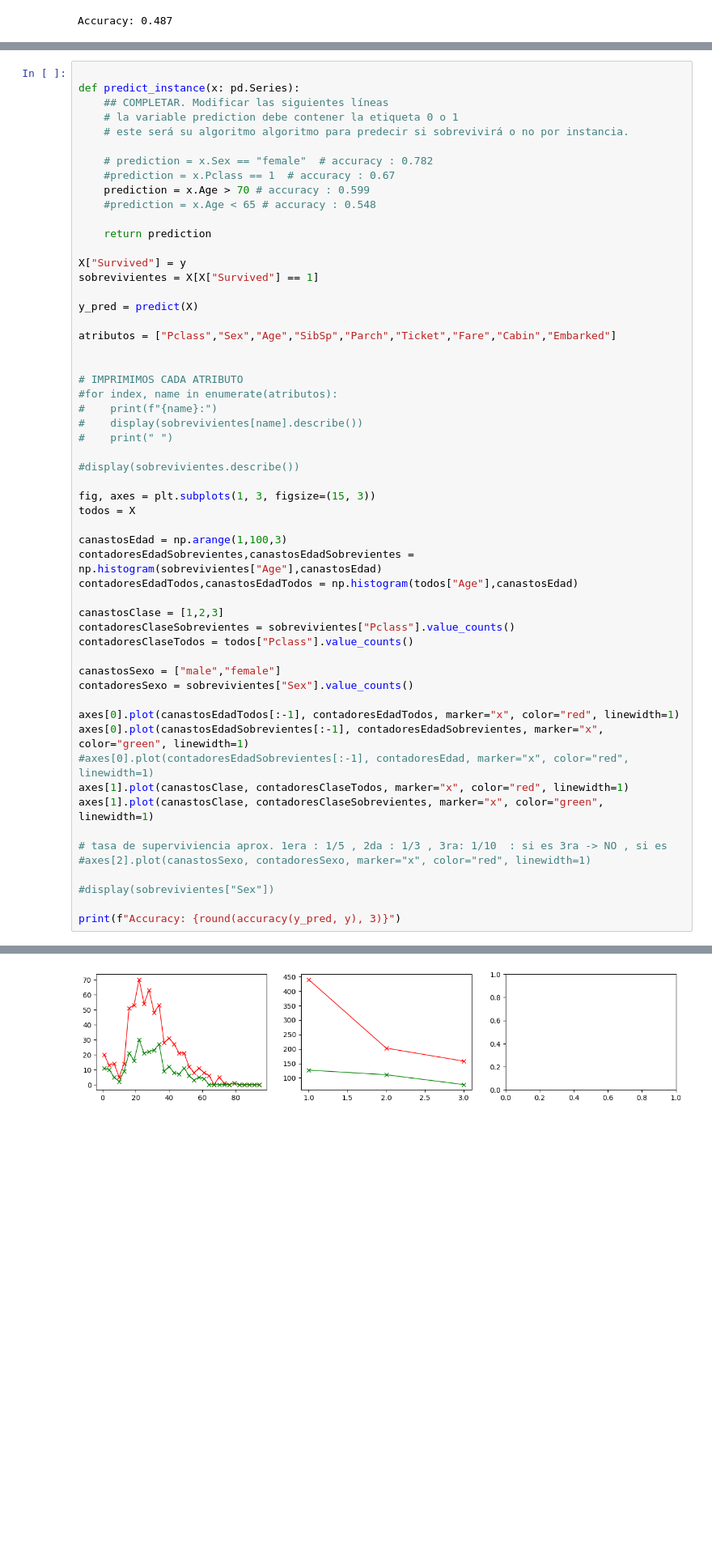
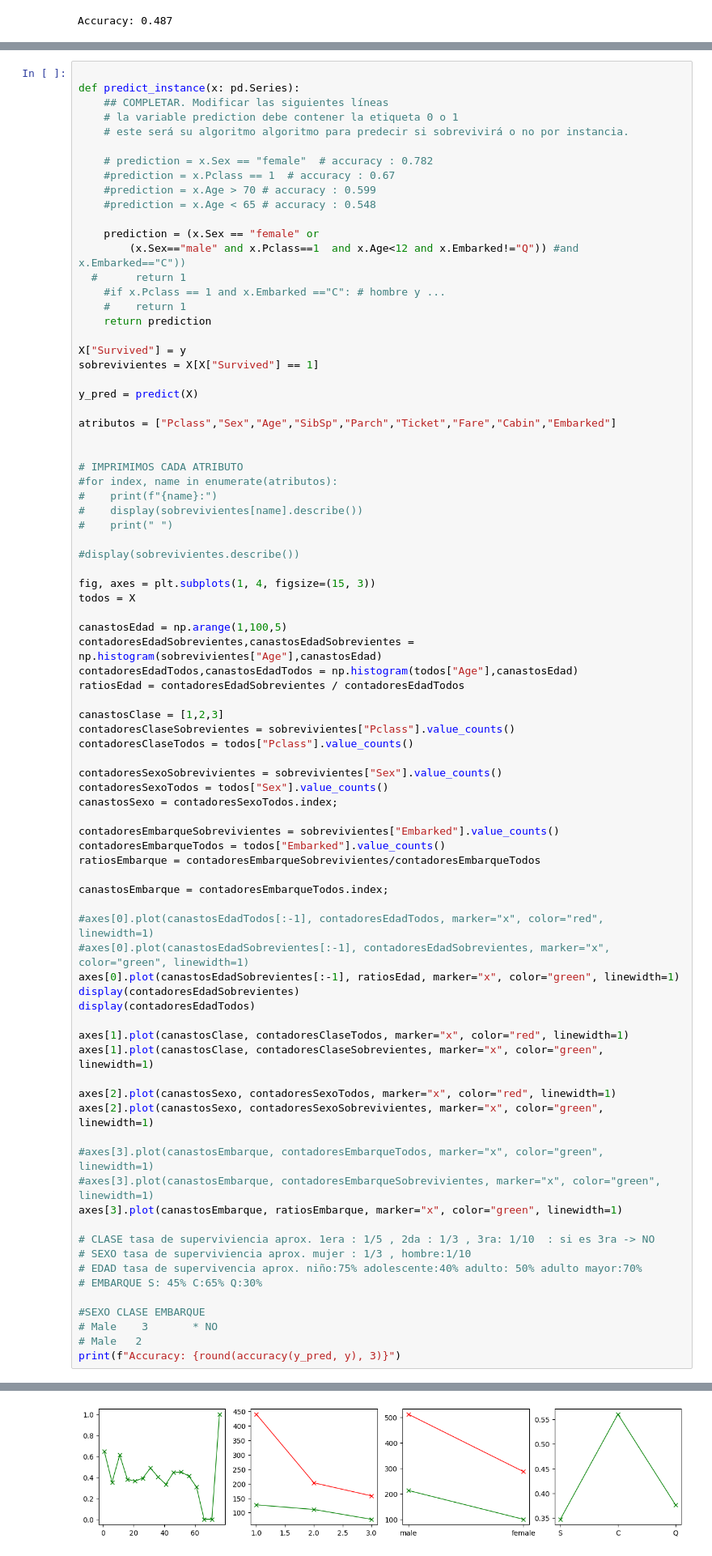
Before and after one commit to hrancati/aprendizajeAutomatico-material, a Jupyter notebook: notebooks/notebook_02_titanic-published.ipynb, the cells around one changed output, grey strips where cells are left out. Shown at 81% size. Cells and saved outputs as stored; diff of their text form; blank space fills up the shorter version.

```diff
--- a/notebooks/notebook_02_titanic-published.ipynb
+++ b/notebooks/notebook_02_titanic-published.ipynb
@@ -188,9 +188,14 @@ def predict_instance(x: pd.Series):
 
     # prediction = x.Sex == "female"  # accuracy : 0.782
     #prediction = x.Pclass == 1  # accuracy : 0.67
-    prediction = x.Age > 70 # accuracy : 0.599
+    #prediction = x.Age > 70 # accuracy : 0.599
     #prediction = x.Age < 65 # accuracy : 0.548
 
+    prediction = (x.Sex == "female" or
+        (x.Sex=="male" and x.Pclass==1  and x.Age<12 and x.Embarked!="Q")) #and x.Embarked=="C"))
+  #      return 1
+    #if x.Pclass == 1 and x.Embarked =="C": # hombre y ...
+    #    return 1
     return prediction
 
 X["Survived"] = y
@@ -209,30 +214,51 @@ atributos = ["Pclass","Sex","Age","SibSp","Parch","Ticket","Fare","Cabin","Embar
 
 #display(sobrevivientes.describe())
 
-fig, axes = plt.subplots(1, 3, figsize=(15, 3))
+fig, axes = plt.subplots(1, 4, figsize=(15, 3))
 todos = X
 
-canastosEdad = np.arange(1,100,3)
+canastosEdad = np.arange(1,100,5)
 contadoresEdadSobrevientes,canastosEdadSobrevientes = np.histogram(sobrevivientes["Age"],canastosEdad)
 contadoresEdadTodos,canastosEdadTodos = np.histogram(todos["Age"],canastosEdad)
+ratiosEdad = contadoresEdadSobrevientes / contadoresEdadTodos
 
 canastosClase = [1,2,3]
 contadoresClaseSobrevientes = sobrevivientes["Pclass"].value_counts()
 contadoresClaseTodos = todos["Pclass"].value_counts()
 
-canastosSexo = ["male","female"]
-contadoresSexo = sobrevivientes["Sex"].value_counts()
+contadoresSexoSobrevivientes = sobrevivientes["Sex"].value_counts()
+contadoresSexoTodos = todos["Sex"].value_counts()
+canastosSexo = contadoresSexoTodos.index;
 
-axes[0].plot(canastosEdadTodos[:-1], contadoresEdadTodos, marker="x", color="red", linewidth=1)
-axes[0].plot(canastosEdadSobrevientes[:-1], contadoresEdadSobrevientes, marker="x", color="green", linewidth=1)
-#axes[0].plot(contadoresEdadSobrevientes[:-1], contadoresEdad, marker="x", color="red", linewidth=1)
+contadoresEmbarqueSobrevivientes = sobrevivientes["Embarked"].value_counts()
+contadoresEmbarqueTodos = todos["Embarked"].value_counts()
+ratiosEmbarque = contadoresEmbarqueSobrevivientes/contadoresEmbarqueTodos
+
+canastosEmbarque = contadoresEmbarqueTodos.index;
+
+#axes[0].plot(canastosEdadTodos[:-1], contadoresEdadTodos, marker="x", color="red", linewidth=1)
+#axes[0].plot(canastosEdadSobrevientes[:-1], contadoresEdadSobrevientes, marker="x", color="green", linewidth=1)
+axes[0].plot(canastosEdadSobrevientes[:-1], ratiosEdad, marker="x", color="green", linewidth=1)
+display(contadoresEdadSobrevientes)
+display(contadoresEdadTodos)
+
 axes[1].plot(canastosClase, contadoresClaseTodos, marker="x", color="red", linewidth=1)
 axes[1].plot(canastosClase, contadoresClaseSobrevientes, marker="x", color="green", linewidth=1)
 
-# tasa de superviviencia aprox. 1era : 1/5 , 2da : 1/3 , 3ra: 1/10  : si es 3ra -> NO , si es
-#axes[2].plot(canastosSexo, contadoresSexo, marker="x", color="red", linewidth=1)
+axes[2].plot(canastosSexo, contadoresSexoTodos, marker="x", color="red", linewidth=1)
+axes[2].plot(canastosSexo, contadoresSexoSobrevivientes, marker="x", color="green", linewidth=1)
 
-#display(sobrevivientes["Sex"])
+#axes[3].plot(canastosEmbarque, contadoresEmbarqueTodos, marker="x", color="green", linewidth=1)
+#axes[3].plot(canastosEmbarque, contadoresEmbarqueSobrevivientes, marker="x", color="green", linewidth=1)
+axes[3].plot(canastosEmbarque, ratiosEmbarque, marker="x", color="green", linewidth=1)
 
+# CLASE tasa de superviviencia aprox. 1era : 1/5 , 2da : 1/3 , 3ra: 1/10  : si es 3ra -> NO
+# SEXO tasa de superviviencia aprox. mujer : 1/3 , hombre:1/10
+# EDAD tasa de supervivencia aprox. niño:75% adolescente:40% adulto: 50% adulto mayor:70%
+# EMBARQUE S: 45% C:65% Q:30%
+
+#SEXO CLASE EMBARQUE
+# Male    3       * NO
+# Male   2
 print(f"Accuracy: {round(accuracy(y_pred, y), 3)}")
 # %% [output]
@@ -240,3 +270,3 @@ Accuracy: 0.603
-[figure, old version]
+[figure, new version]
 # %% [markdown]
 ¡A armar nuevas funciones de predicción y mejorar el Accuracy!
```
Also changed, not shown: parts of 1 cell of this notebook, 1 other file.
